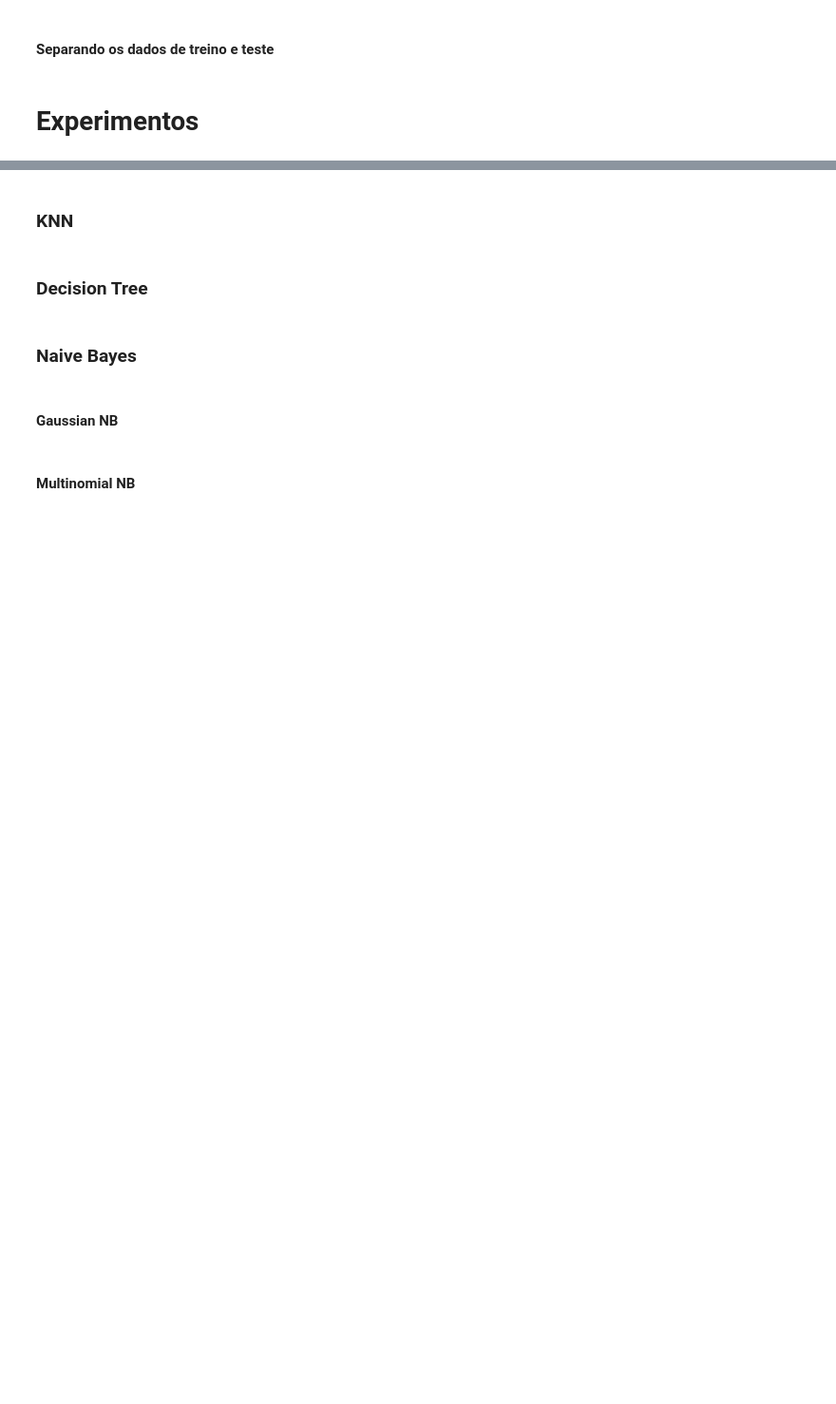
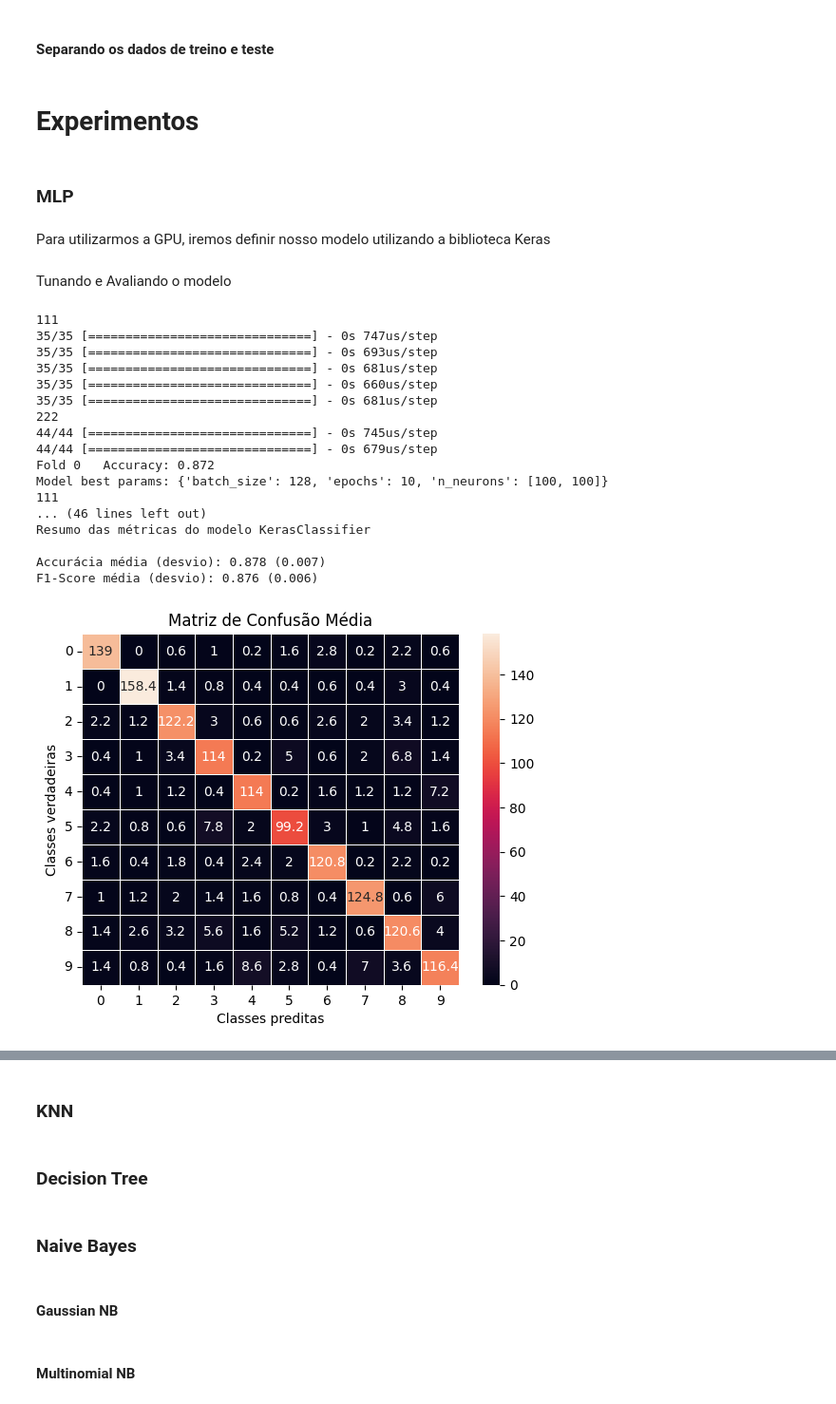
Before and after one commit to carlosgcarneiro/PESMnist, a Jupyter notebook: project_mnist.ipynb, the cells around one changed output, grey strips where cells are left out. Shown at 95% size. Drawn from its saved outputs; the diff is of its cells as text; code cells hidden in the pictures; blank space fills up the shorter version.

Commit message:
feat: add keras

```diff
--- a/project_mnist.ipynb
+++ b/project_mnist.ipynb
@@ -178,3 +194,27 @@ X_train, X_val, y_train, y_val = train_test_split(X, y, test_size=0.1, shuffle=T
 kf = KFold(n_splits=5, shuffle=True)
 # %% [markdown]
 # Experimentos
+# %% [markdown]
+### MLP
+# %% [markdown]
+Para utilizarmos a GPU, iremos definir nosso modelo
+utilizando a biblioteca Keras
+# %%
+def MLP(input_shape, n_classes, n_neurons,
+        activation='relu', loss='categorical_crossentropy',
+        optimizer=Adam, lr=0.001, metrics=['accuracy']):
+
+    model = Sequential()
+
+    first_layer_neurons = n_neurons.pop(0)
+    model.add(Dense(first_layer_neurons,
+                input_shape=input_shape,
+                activation=activation))
+
+    for n_neuron in n_neurons:
+        model.add(Dense(n_neuron, activation=activation))
+    model.add(Dense(n_classes, activation='softmax'))
+
+    model.compile(loss=loss, optimizer=optimizer(lr), metrics=metrics)
+
+    return model
@@ -180,0 +233,42 @@ kf = KFold(n_splits=5, shuffle=True)
+# %% [markdown]
+Tunando e Avaliando o modelo
+# %%
+mlp = KerasClassifier(build_fn=MLP, n_classes=10, input_shape=(28*28,), verbose=0)
+
+# mlp_params = {
+#     'epochs': [10, 20, 50],
+#     'batch_size':[128, 256],
+#     'n_neurons':[[100,100], [500,500], [100,100,100], [500,500,500]],
+#     'optimizer': [Adam, Adamax, SGD],
+#     'lr': [0.0001, 0.001, 0.01],
+# }
+mlp_params = {
+    'epochs':[10],
+    'batch_size':[128],
+    'n_neurons': [[100,100]]
+}
+
+
+mlp_acc, mlp_f1, mlp_cm, mlp_roc = grid_Search(kf, mlp, mlp_params, X_val, y_val)
+
+print("\n-----------------------------------------------------\n")
+plot_metrics(type(mlp).__name__, mlp_acc, mlp_f1, mlp_cm, mlp_roc)
+# %% [output]
+111
+35/35 [==============================] - 0s 747us/step
+35/35 [==============================] - 0s 693us/step
+35/35 [==============================] - 0s 681us/step
+35/35 [==============================] - 0s 660us/step
+35/35 [==============================] - 0s 681us/step
+222
+44/44 [==============================] - 0s 745us/step
+44/44 [==============================] - 0s 679us/step
+Fold 0   Accuracy: 0.872
+Model best params: {'batch_size': 128, 'epochs': 10, 'n_neurons': [100, 100]}
+111
+... (46 lines left out)
+Resumo das métricas do modelo KerasClassifier
+
+Accurácia média (desvio): 0.878 (0.007)
+F1-Score média (desvio): 0.876 (0.006)
+[figure, added]
```
Also changed, not shown: parts of 13 cells of this notebook, 9 other files.
